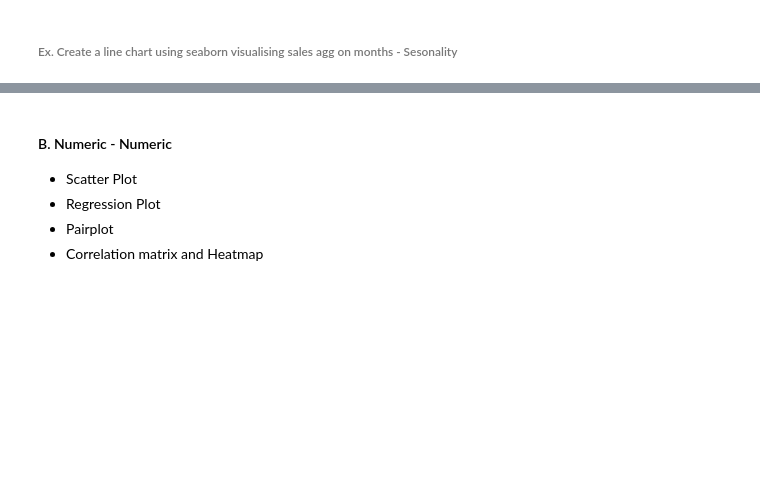
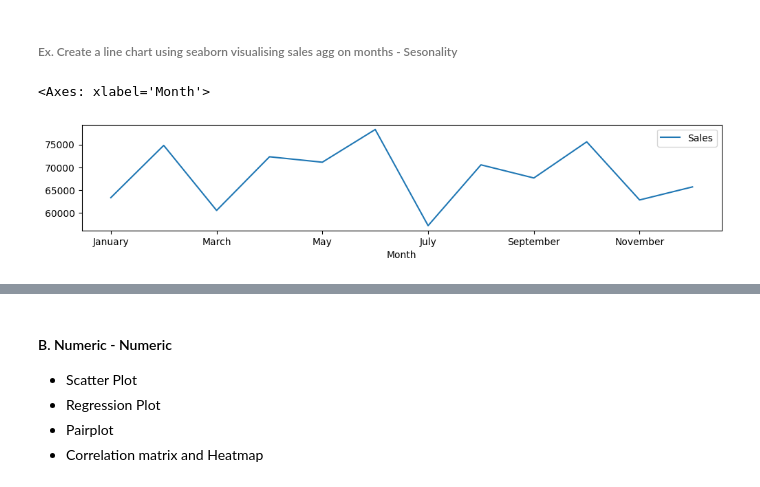
Before and after one commit to knowledge-corner/CGI_19_may_25, a Jupyter notebook: Classwork/Classwork Notebook.ipynb, the cells around one changed output, grey strips where cells are left out. Saved outputs shown, nothing was run; the diff lists cells and outputs as text; code cells hidden in the pictures; blank space fills up the shorter version.

```diff
--- a/Classwork/Classwork Notebook.ipynb
+++ b/Classwork/Classwork Notebook.ipynb
@@ -2700,2 +2706,7 @@ sns.lineplot(data = df, x = "Date", y = "Sales", errorbar=None)
 # %% [markdown]
 ###### Ex. Create a line chart using seaborn visualising sales agg on months - Sesonality
+# %%
+df.groupby(["Month#", "Month"], as_index=False)["Sales"].sum().plot(kind = "line", x = "Month", y = "Sales", figsize = (12, 2))
+# %% [output]
+<Axes: xlabel='Month'>
+[figure, added]
```
Also changed, not shown: parts of 4 cells of this notebook.
